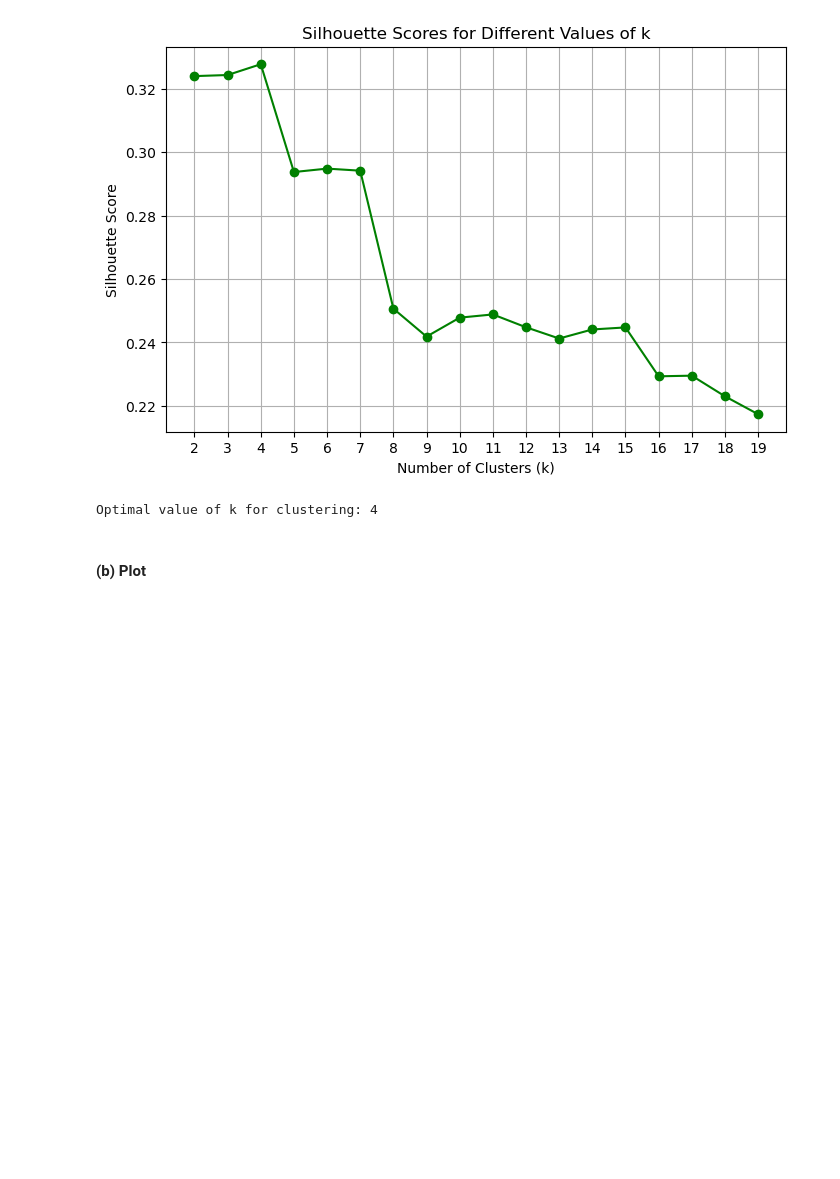
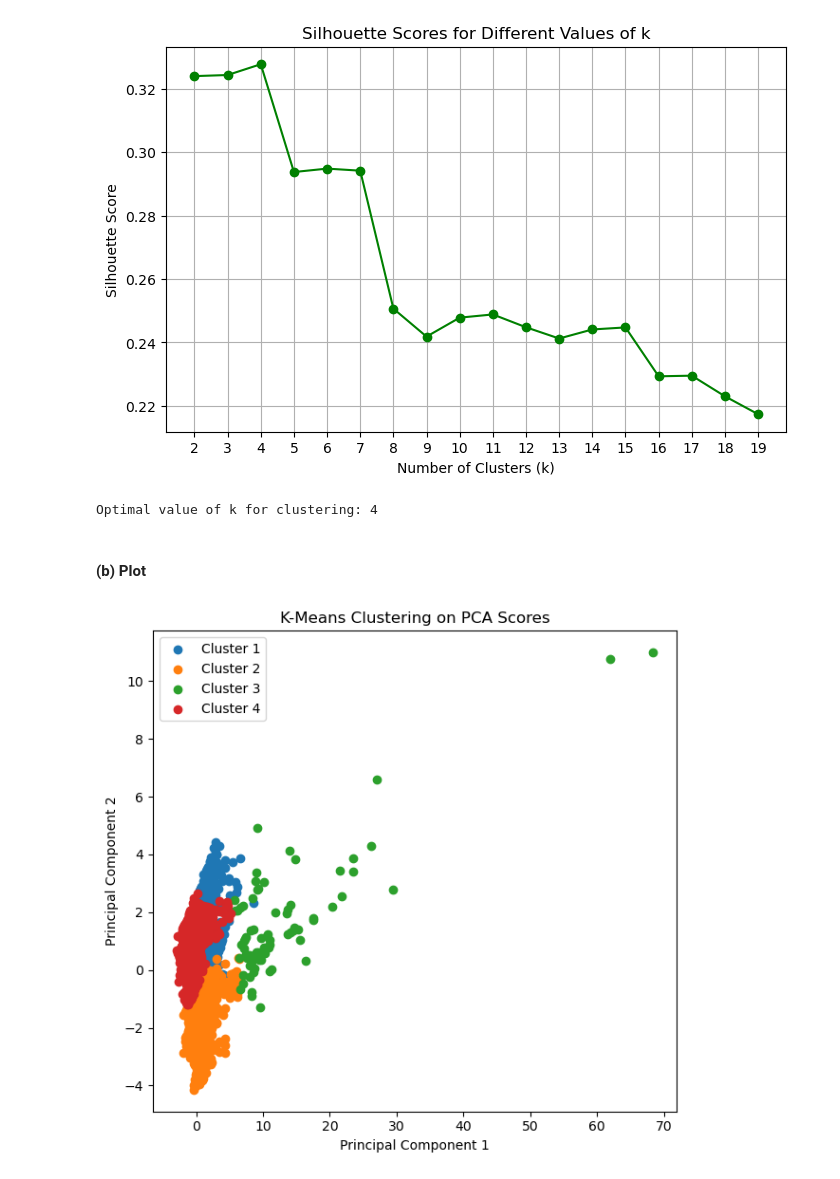
Before and after one commit to LisonLau/CITS5508-Assignments, a Jupyter notebook: Assignment 3 (20%)/assig3_23123849..ipynb, the cells around one changed output. Drawn from its saved outputs; the diff is of its cells as text; code cells hidden in the pictures; blank space fills up the shorter version.

```diff
--- a/Assignment 3 (20%)/assig3_23123849..ipynb
+++ b/Assignment 3 (20%)/assig3_23123849..ipynb
@@ -829,29 +829,20 @@ Optimal value of k for clustering: 4
 # %%
 # Apply KMeans with the optimal k value
 kmeans = KMeans(n_clusters=optimal_k, random_state=5508)
 clusters = kmeans.fit_predict(data4_scaled)
 
 # Plot the k groups on the first two principal component scores
 plt.figure(figsize=(12, 6))
 plt.subplot(1, 2, 1)
 for i in range(optimal_k):
-    plt.scatter(data3_pca[clusters == i, 0], data3_pca[clusters == i, 1], label=f'Cluster {i+1}')
+    plt.scatter(data4_pca[clusters == i, 0], data4_pca[clusters == i, 1], label=f'Cluster {i+1}')
 plt.xlabel('Principal Component 1')
 plt.ylabel('Principal Component 2')
 plt.title('K-Means Clustering on PCA Scores')
 plt.legend()
-
-# Plot the first principal component scores with colors representing the discarded categorical variable
-plt.subplot(1, 2, 2)
-categorical_values = data3['discarded_categorical_variable']
-unique_values = np.unique(categorical_values)
-colors = plt.cm.tab10(np.linspace(0, 1, len(unique_values)))
-for i, value in enumerate(unique_values):
-    plt.scatter(data3_pca[categorical_values == value, 0], data3_pca[categorical_values == value, 1], label=f'{value}', color=colors[i])
-plt.xlabel('Principal Component 1')
-plt.ylabel('Principal Component 2')
-plt.title('First Principal Component Scores by Categorical Value')
-plt.legend(title='Categorical Value', loc='upper right')
-
 plt.tight_layout()
 plt.show()
+
+# Plot the first principal component scores with colors based on the deleted categorical variable
+# %% [output]
+[figure, added]
```
Also changed, not shown: parts of 8 cells of this notebook.
